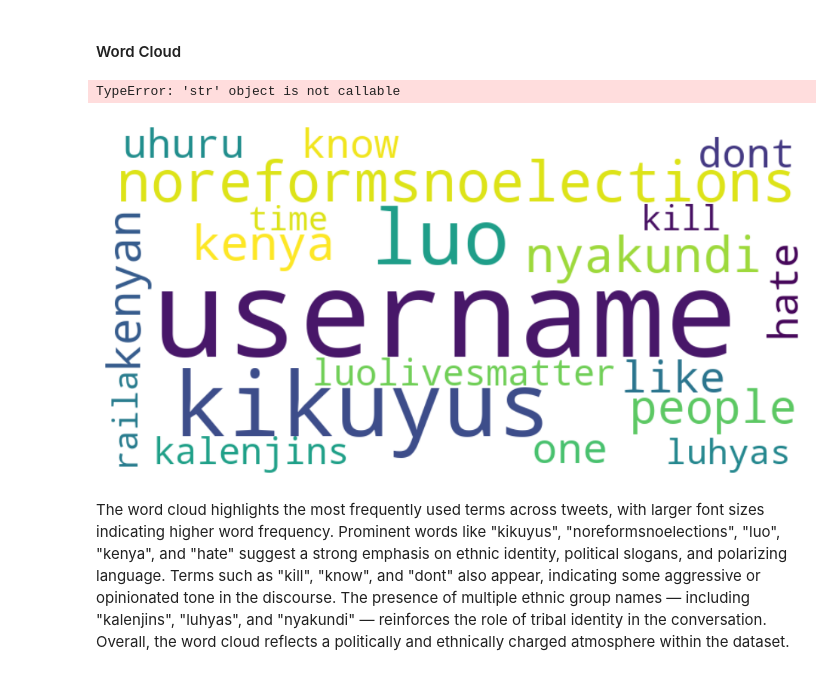
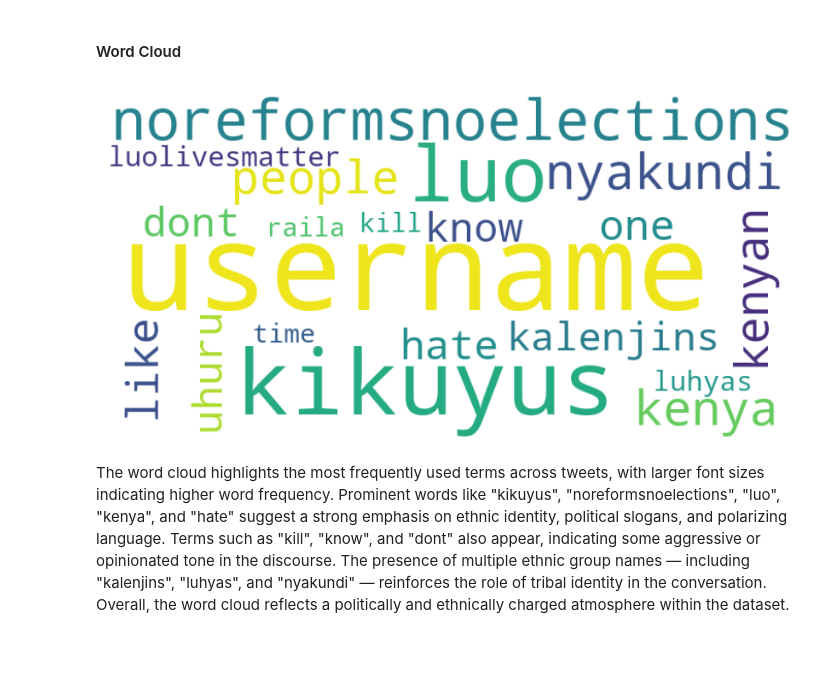
Before and after one commit to irushawn/Hate-Speech-and-Offensive-Content-Detection, a Jupyter notebook: index.ipynb, the cells around one changed output. Cells and saved outputs as stored; diff of their text form; code cells hidden in the pictures; blank space fills up the shorter version.

```diff
--- a/index.ipynb
+++ b/index.ipynb
@@ -404,34 +403,33 @@ plt.show()
 # %%
 from wordcloud import WordCloud
 import matplotlib.pyplot as plt
 
 # Sort the dictionary by value (descending)
 sorted_dict = dict(sorted(frequency_dist.items(), key=lambda x: x[1], reverse=True))
 
 # Take the top 20 Words
 top_20 = dict(list(sorted_dict.items())[:20])
 
 keys = [str(k) for k in top_20.keys()]
 values =  list( top_20.values())
 
 # Generate word cloud from the top 20 words
 wordcloud = WordCloud(
     width=800,
     height=400,
     background_color='white',
     colormap='viridis'
 ).generate_from_frequencies(top_20)
 
 # Plot the word cloud
 plt.figure(figsize=(12, 6))
 plt.imshow(wordcloud, interpolation='bilinear')
 plt.axis('off')
-plt.title("Word Cloud of Top 20 Words in Tweets", fontsize=16)
+plt.title="Word Cloud of Top 20 Words in Tweets"
 plt.tight_layout()
 plt.show()
 # %% [output]
-TypeError: 'str' object is not callable
-[figure, old version]
+[figure, new version]
 # %% [markdown]
 The word cloud highlights the most frequently used terms across tweets, with larger font sizes indicating higher word frequency. Prominent words like "kikuyus", "noreformsnoelections", "luo", "kenya", and "hate" suggest a strong emphasis on ethnic identity, political slogans, and polarizing language. Terms such as "kill", "know", and "dont" also appear, indicating some aggressive or opinionated tone in the discourse. The presence of multiple ethnic group names — including "kalenjins", "luhyas", and "nyakundi" — reinforces the role of tribal identity in the conversation. Overall, the word cloud reflects a politically and ethnically charged atmosphere within the dataset.
 # %% [markdown]
```
Also changed, not shown: parts of 21 cells of this notebook.
